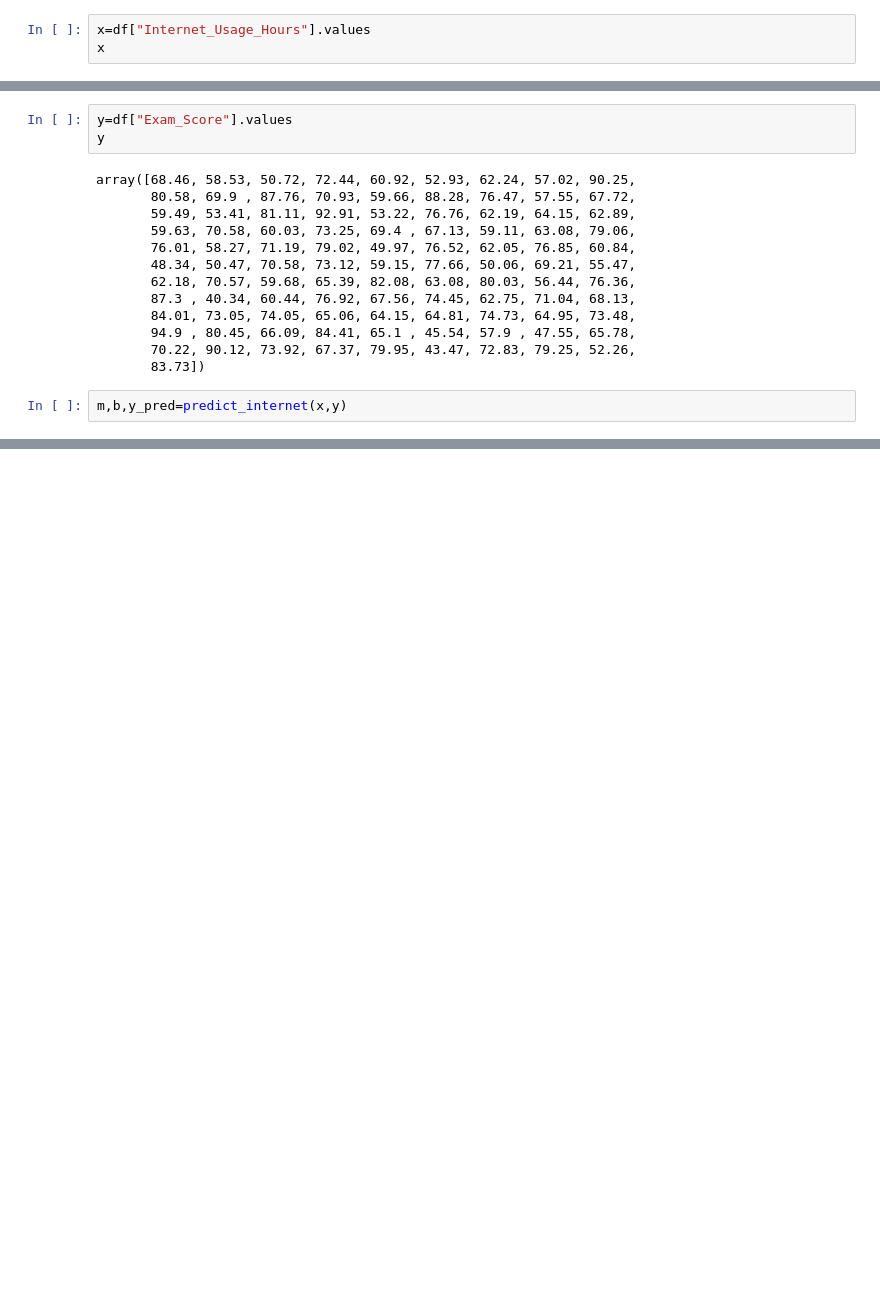
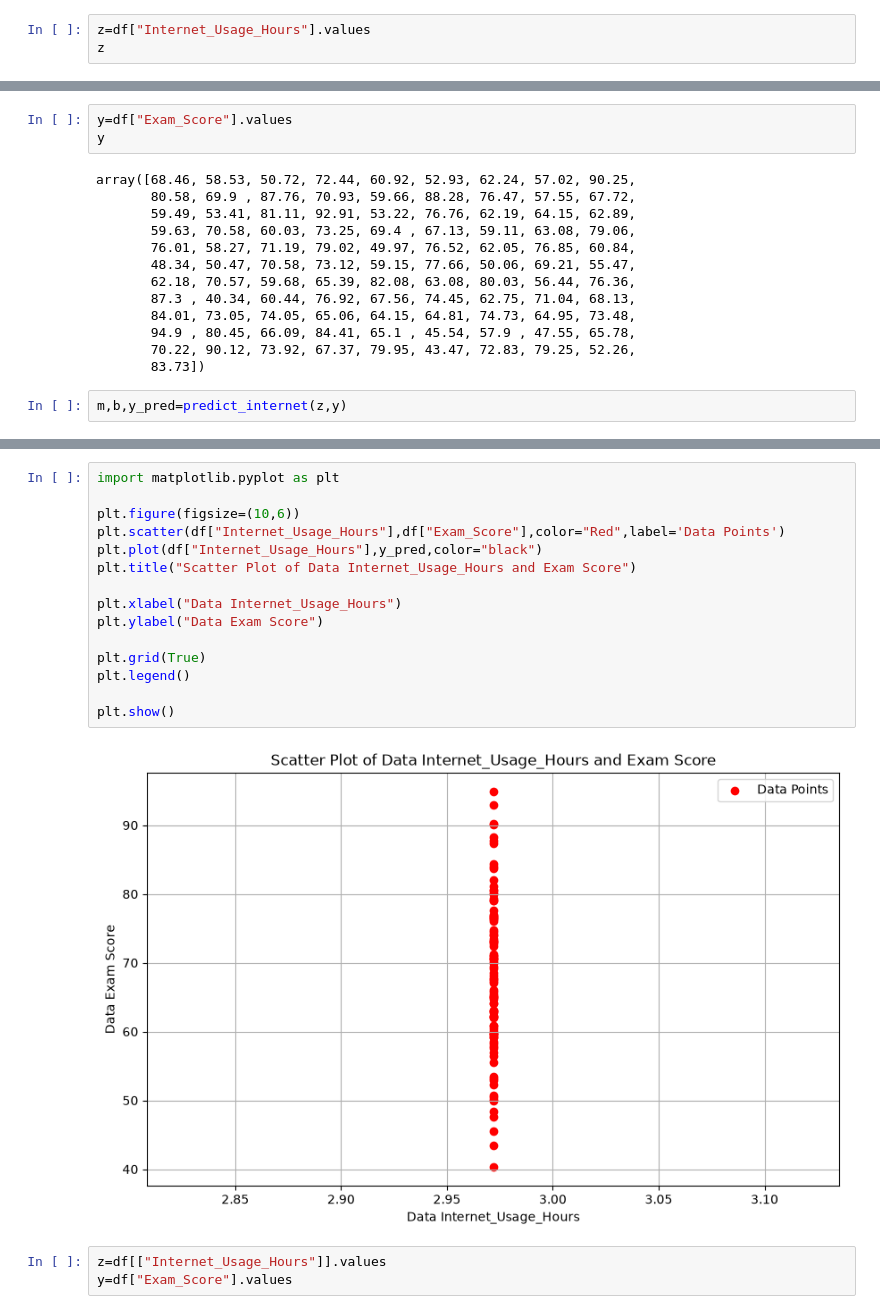
Before and after one commit to SonuThapaMagar/python, a Jupyter notebook: day-to-day/Day35/Day35.ipynb, the cells around one changed output, grey strips where cells are left out. Saved outputs shown, nothing was run; the diff lists cells and outputs as text; blank space fills up the shorter version.

```diff
--- a/day-to-day/Day35/Day35.ipynb
+++ b/day-to-day/Day35/Day35.ipynb
@@ -233,4 +243,4 @@ plt.show()
 # %%
-x=df["Internet_Usage_Hours"].values
-x
+z=df["Internet_Usage_Hours"].values
+z
 # %% [output]
@@ -263,5 +281,5 @@ array([68.46, 58.53, 50.72, 72.44, 60.92, 52.93, 62.24, 57.02, 90.25,
        70.22, 90.12, 73.92, 67.37, 79.95, 43.47, 72.83, 79.25, 52.26,
        83.73])
 # %%
-m,b,y_pred=predict_internet(x,y)
+m,b,y_pred=predict_internet(z,y)
 # %% [output]
@@ -269,0 +306,20 @@ Y intercept b: nan
+# %%
+import matplotlib.pyplot as plt
+
+plt.figure(figsize=(10,6))
+plt.scatter(df["Internet_Usage_Hours"],df["Exam_Score"],color="Red",label='Data Points')
+plt.plot(df["Internet_Usage_Hours"],y_pred,color="black")
+plt.title("Scatter Plot of Data Internet_Usage_Hours and Exam Score")
+
+plt.xlabel("Data Internet_Usage_Hours")
+plt.ylabel("Data Exam Score")
+
+plt.grid(True)
+plt.legend()
+
+plt.show()
+# %% [output]
+[figure, added]
+# %%
+z=df[["Internet_Usage_Hours"]].values
+y=df["Exam_Score"].values
```
Also changed, not shown: parts of 20 cells of this notebook.
